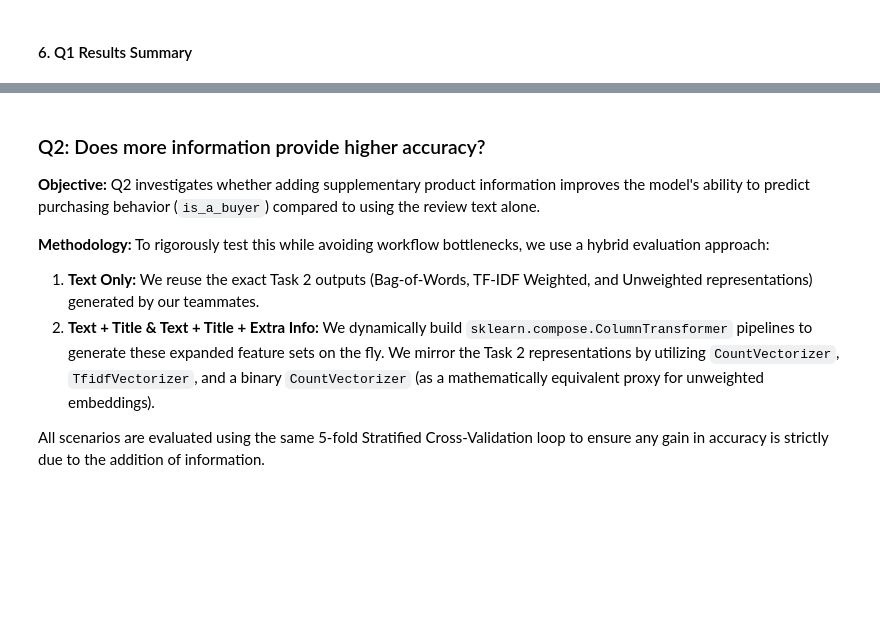
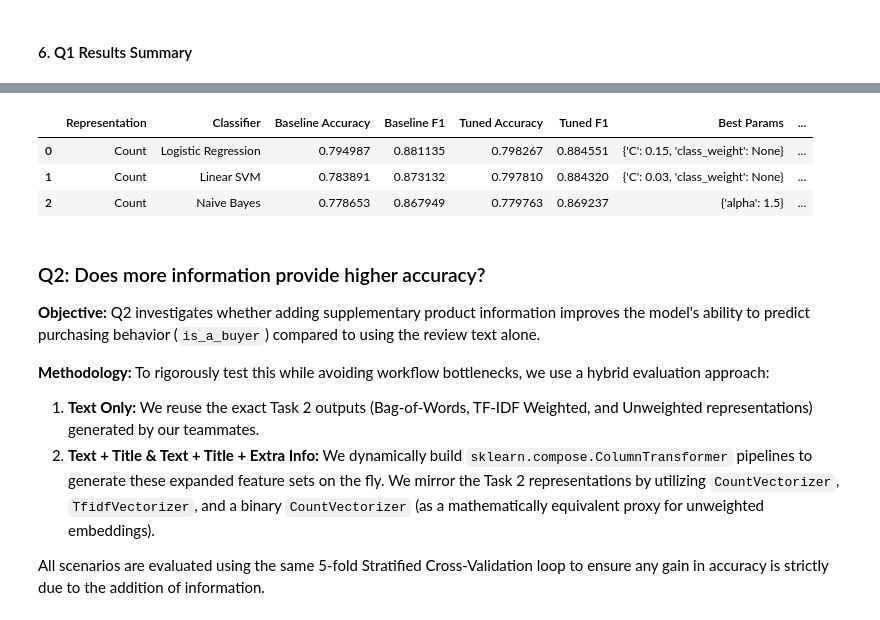
Before and after one commit to namnguyen20999/NLP-Web-based-Data-Application, a Jupyter notebook: notebooks/task2_3.ipynb, the cells around one changed output, grey strips where cells are left out. Cells and saved outputs as stored; diff of their text form; code cells hidden in the pictures; blank space fills up the shorter version.

Commit message:
Task 3 progress before syncing

```diff
--- a/notebooks/task2_3.ipynb
+++ b/notebooks/task2_3.ipynb
@@ -154,14 +172,14 @@ Here we define our file paths and global settings. A provisional baseline is inc
 DATA_PATH = "../data/cosmetics_beauty_products_reviews.csv"
 
 # Switch this to True when Task 2 files are ready
-USE_TASK2_FILES = False
+USE_TASK2_FILES = True
 
-COUNT_PATH = "count_vectors.txt"
-WEIGHTED_PATH = "weighted_vectors.txt"
-UNWEIGHTED_PATH = "unweighted_vectors.txt"
+COUNT_PATH = "../outputs/count_vectors.txt"
+WEIGHTED_PATH = "../outputs/weighted_vectors.txt"
+UNWEIGHTED_PATH = "../outputs/unweighted_vectors.txt"
 
 # Temporary baseline option for development
-RUN_PROVISIONAL_COUNT_BASELINE = True
+RUN_PROVISIONAL_COUNT_BASELINE = False
 
 RANDOM_STATE = 42
 # %% [markdown]
@@ -439,3 +581,32 @@ else:
+# %%
+results_q1_tuned_df = pd.DataFrame(results_q1_tuned)
+q1_baseline_compare = results_df[["Representation", "Classifier", "Accuracy Mean", "F1 Mean"]].copy()
+q1_baseline_compare = q1_baseline_compare.rename(columns={
+    "Accuracy Mean": "Baseline Accuracy",
+    "F1 Mean": "Baseline F1"
+})
+
+q1_tuned_compare = results_q1_tuned_df[["Representation", "Classifier", "Accuracy Mean", "F1 Mean", "Best Params"]].copy()
+q1_tuned_compare = q1_tuned_compare.rename(columns={
+    "Accuracy Mean": "Tuned Accuracy",
+    "F1 Mean": "Tuned F1"
+})
+
+q1_compare_df = q1_baseline_compare.merge(
+    q1_tuned_compare,
+    on=["Representation", "Classifier"],
+    how="inner"
+)
+
+q1_compare_df["Accuracy Gain"] = q1_compare_df["Tuned Accuracy"] - q1_compare_df["Baseline Accuracy"]
+q1_compare_df["F1 Gain"] = q1_compare_df["Tuned F1"] - q1_compare_df["Baseline F1"]
+
+display(q1_compare_df)
+# %% [output]
+|  | Representation | Classifier | Baseline Accuracy | Baseline F1 | Tuned Accuracy | Tuned F1 | Best Params | ... |
+| 0 | Count | Logistic Regression | 0.794987 | 0.881135 | 0.798267 | 0.884551 | {'C': 0.15, 'class_weight': None} | ... |
+| 1 | Count | Linear SVM | 0.783891 | 0.873132 | 0.797810 | 0.884320 | {'C': 0.03, 'class_weight': None} | ... |
+| 2 | Count | Naive Bayes | 0.778653 | 0.867949 | 0.779763 | 0.869237 | {'alpha': 1.5} | ... |
 # %% [markdown]
 ### Q2: Does more information provide higher accuracy?
 
```
Also changed, not shown: parts of 15 cells of this notebook, 1 other file.
